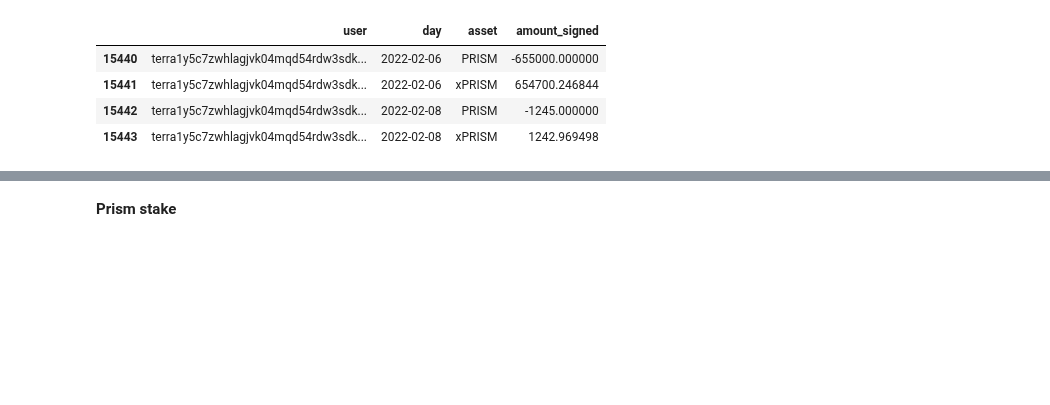
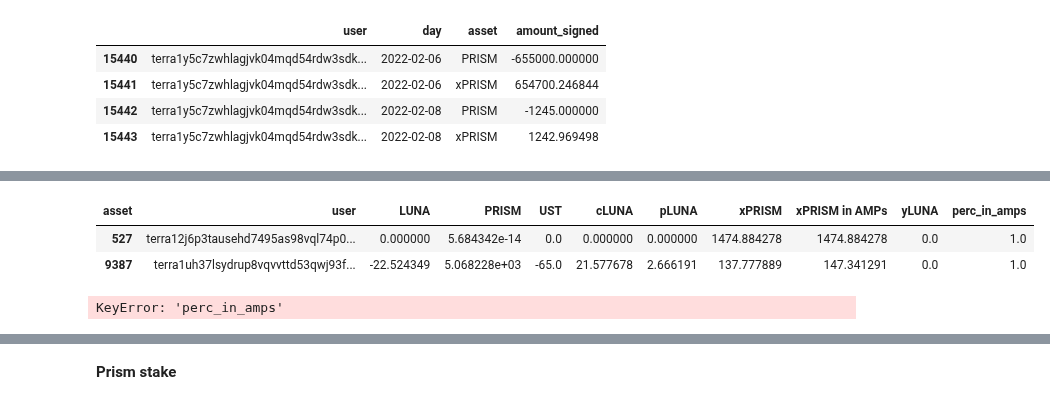
Before and after one commit to IncioMan/prism_forge, a Jupyter notebook: notebook/Prism Balances.ipynb, the cells around one changed output, grey strips where cells are left out. Cells and saved outputs as stored; diff of their text form; code cells hidden in the pictures; blank space fills up the shorter version.

```diff
--- a/notebook/Prism Balances.ipynb
+++ b/notebook/Prism Balances.ipynb
@@ -503,0 +455,28 @@ balances_cumsum[(balances_cumsum['xPRISM']>0)&(balances_cumsum['delta']>100)].so
+# %%
+balances_pivoted = balances_pivoted[balances_pivoted['xPRISM']>0]
+balances_pivoted['perc_in_amps'] = balances_pivoted['xPRISM in AMPs']/balances_pivoted['xPRISM']
+def dd(x):
+    if(x<0):
+        return 0
+    if(x>1):
+        return 1
+    return x
+def dd_range(x):
+    return int((x*100-1)/10)
+balances_pivoted['perc_in_amps'] = balances_pivoted['perc_in_amps'].apply(dd)
+df = balances_pivoted['perc_in_amps'].apply(dd_range).value_counts()
+# %%
+balances_pivoted[balances_pivoted.user\
+                .isin(['terra12j6p3tausehd7495as98vql74p0f9t2ahnafsv','terra1uh37lsydrup8vqvvttd53qwj93ft9x7572g62q'])]\
+                .sort_values(by=['user'])
+# %% [output]
+| asset | user | LUNA | PRISM | UST | cLUNA | pLUNA | xPRISM | xPRISM in AMPs | yLUNA | perc_in_amps |
+| 527 | terra12j6p3tausehd7495as98vql74p0... | 0.000000 | 5.684342e-14 | 0.0 | 0.000000 | 0.000000 | 1474.884278 | 1474.884278 | 0.0 | 1.0 |
+| 9387 | terra1uh37lsydrup8vqvvttd53qwj93f... | -22.524349 | 5.068228e+03 | -65.0 | 21.577678 | 2.666191 | 137.777889 | 147.341291 | 0.0 | 1.0 |
+# %%
+df = df.reset_index()
+df['perc_in_amps'] = df['perc_in_amps']/df['perc_in_amps'].sum()*100
+df.columns = ['Percentage of xPRISM in AMPs', '% of users']
+df['% of users'] = df['% of users'].apply(lambda x: round(x,2))
+# %% [output]
+KeyError: 'perc_in_amps'
```
Also changed, not shown: parts of 16 cells of this notebook, 4 other files.
